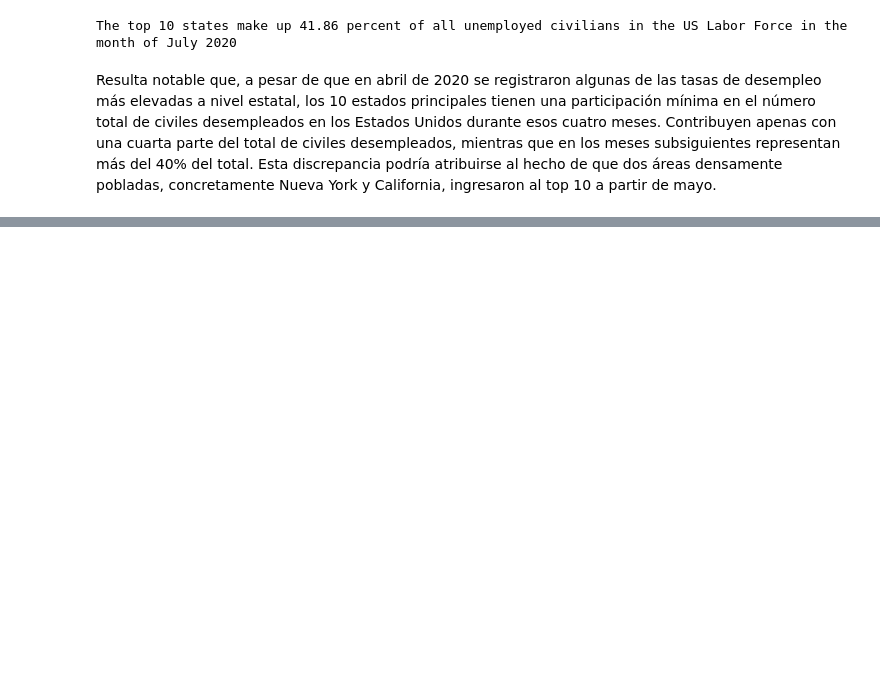
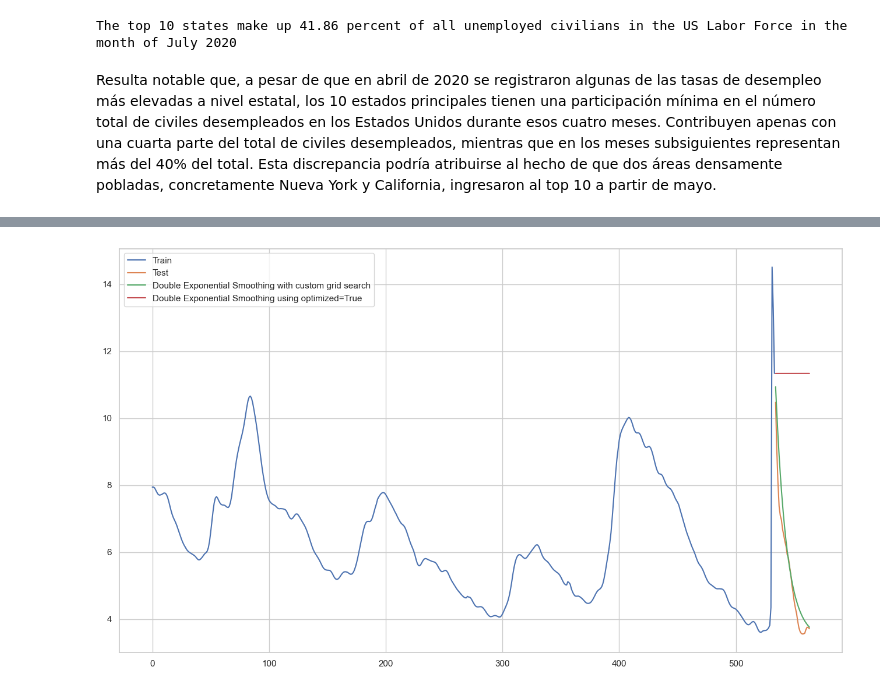
Before and after one commit to IgnacioGarciaLuengo/USA_Unemployment_Analysis, a Jupyter notebook: practica.ipynb, the cells around one changed output, grey strips where cells are left out. Drawn from its saved outputs; the diff is of its cells as text; code cells hidden in the pictures; blank space fills up the shorter version.

```diff
--- a/practica.ipynb
+++ b/practica.ipynb
@@ -280,0 +502,3 @@ Resulta notable que, a pesar de que en abril de 2020 se registraron algunas de l
+# %%
+best_values_DES = df_results_DES.sort_values(by=['RMSE','R²']).head(1)
+best_values_DES
@@ -280,0 +508,5 @@ Resulta notable que, a pesar de que en abril de 2020 se registraron algunas de l
+# %%
+smoothing_level_value_DES = best_values_DES['smoothing_level'].iloc[0]
+smoothing_slope_value_DES = best_values_DES['smoothing_slope'].iloc[0]
+damping_slope_value_DES = best_values_DES['damping_slope'].iloc[0]
+damped_setting_DES = best_values_DES['damped'].iloc[0]
@@ -280,0 +523,7 @@ Resulta notable que, a pesar de que en abril de 2020 se registraron algunas de l
+# %%
+DES = Holt(trainX,damped=damped_setting_DES)
+fit_Holt = DES.fit(smoothing_level=smoothing_level_value_DES, smoothing_slope=smoothing_slope_value_DES,
+                   damping_slope=damping_slope_value_DES ,optimized=False)
+
+fcst_gs_pred_Holt = fit_Holt.forecast(len(testX))
+timeseries_evaluation_metrics_func(testX, fcst_gs_pred_Holt)
@@ -280,0 +537,6 @@ Resulta notable que, a pesar de que en abril de 2020 se registraron algunas de l
+# %%
+DES = Holt(trainX)
+fit_Holt_auto = DES.fit(optimized= True, use_brute = True)
+
+fcst_auto_pred_Holt = fit_Holt_auto.forecast(len(testX))
+timeseries_evaluation_metrics_func(testX, fcst_auto_pred_Holt)
@@ -280,0 +567,10 @@ Resulta notable que, a pesar de que en abril de 2020 se registraron algunas de l
+# %%
+plt.rcParams["figure.figsize"] = [16,9]
+plt.plot(trainX, label='Train')
+plt.plot(testX, label='Test')
+plt.plot(fcst_gs_pred_Holt, label='Double Exponential Smoothing with custom grid search')
+plt.plot(fcst_auto_pred_Holt, label='Double Exponential Smoothing using optimized=True')
+plt.legend(loc='best')
+plt.show()
+# %% [output]
+[figure, added]
```
Also changed, not shown: parts of 24 cells of this notebook, 1 other file.
